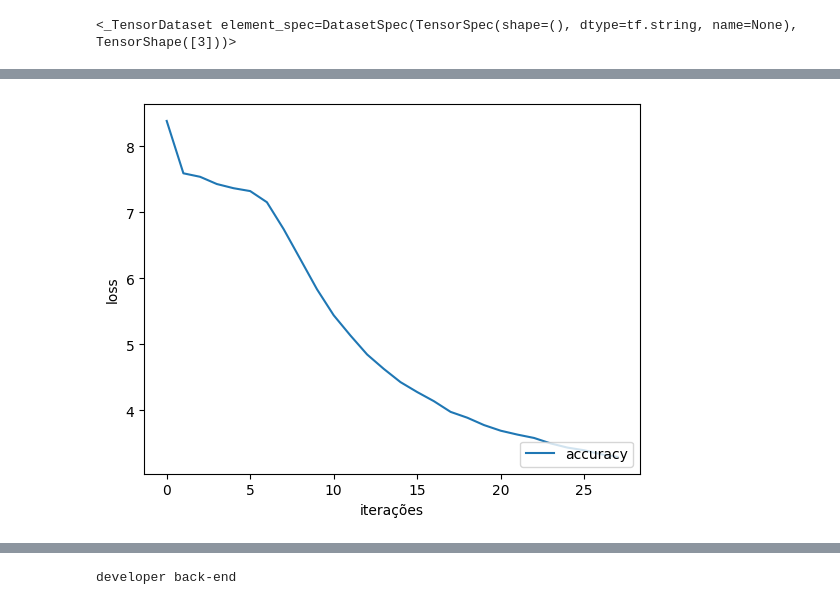
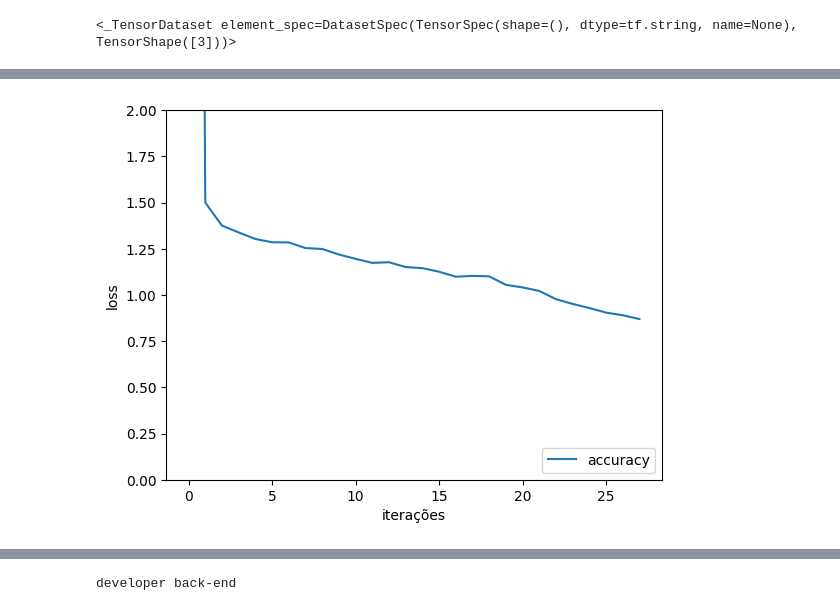
Before and after one commit to Chm-vinicius/coolab_tensorflow_study, a Jupyter notebook: machine_learn.ipynb, the cells around one changed output, grey strips where cells are left out. Drawn from its saved outputs; the diff is of its cells as text; code cells hidden in the pictures.

```diff
--- a/machine_learn.ipynb
+++ b/machine_learn.ipynb
@@ -209,0 +262,6 @@ categ.shape
+# %%
+ks.drop(['document_id'], axis=1, inplace=True)
+ks.fillna(0, inplace=True)
+ks = ks.apply(pd.to_numeric, errors='coerce', downcast="integer")
+ks = pd.concat([ks, exp], axis=1)
+ks.head()
@@ -213,7 +279,7 @@ import numpy as np
 new_dt = []
 cols = []
 # print(ks.values)
-for i in range(1482):
+for i in range(731):
     new_dt.append(ks.values)
     cols.append(str(i))
 
@@ -224,14 +289,0 @@ print(pd_ndt.shape)
-# %%
-indexes = []
-ind2 = []
-for i in range(1482):
-    indexes.append(i)
-    ind2.append(i)
-
-idex = np.array(indexes)
-idex2 = np.array(ind2)
-np.random.shuffle(idex)
-
-np.random.shuffle(idex2)
-print(idex2)
-print(idex)
@@ -245,8 +290,8 @@ idex.shape
 # %%
 from tensorflow import keras
 
-slot_input = keras.Input(shape=(167,))
-pro_input = keras.Input(shape=(2000,136))
+slot_input = keras.Input(shape=(123,))
+pro_input = keras.Input(shape=(8646,232))
 HIDEN_ACTIVATION = "relu"
 
 x = keras.layers.Dense(200, activation=HIDEN_ACTIVATION) (slot_input)
@@ -271,7 +316,7 @@ y = keras.Model(inputs=pro_input, outputs=y)
 combine = keras.layers.concatenate([x.output, y.output])
 
 z = keras.layers.Dense(4000, activation=HIDEN_ACTIVATION) (combine)
-z = keras.layers.Dense(2000, activation="softmax") (z)
+z = keras.layers.Dense(8646, activation="softmax") (z)
 
 model = keras.Model(inputs=[x.input, y.input], outputs=z)
 
@@ -335,7 +364,7 @@ plt.plot(history.history['loss'], label='accuracy')
 # plt.plot(history.history['logcosh'], label= 'logcosh')
 plt.xlabel('iterações')
 plt.ylabel('loss')
-# plt.ylim([1,10])
+plt.ylim([0,2])
 plt.legend(loc='lower right')
 
 test_loss, test_acc, *outros = model.evaluate([categ, pd_ndt], idex, verbose=2)
@@ -345,2 +374,2 @@ test_loss, test_acc, *outros = model.evaluate([categ, pd_ndt], idex, verbose=2)
-[figure, old version]
+[figure, new version]
 # %%
```
Also changed, not shown: parts of 29 cells of this notebook, 1 other file.
